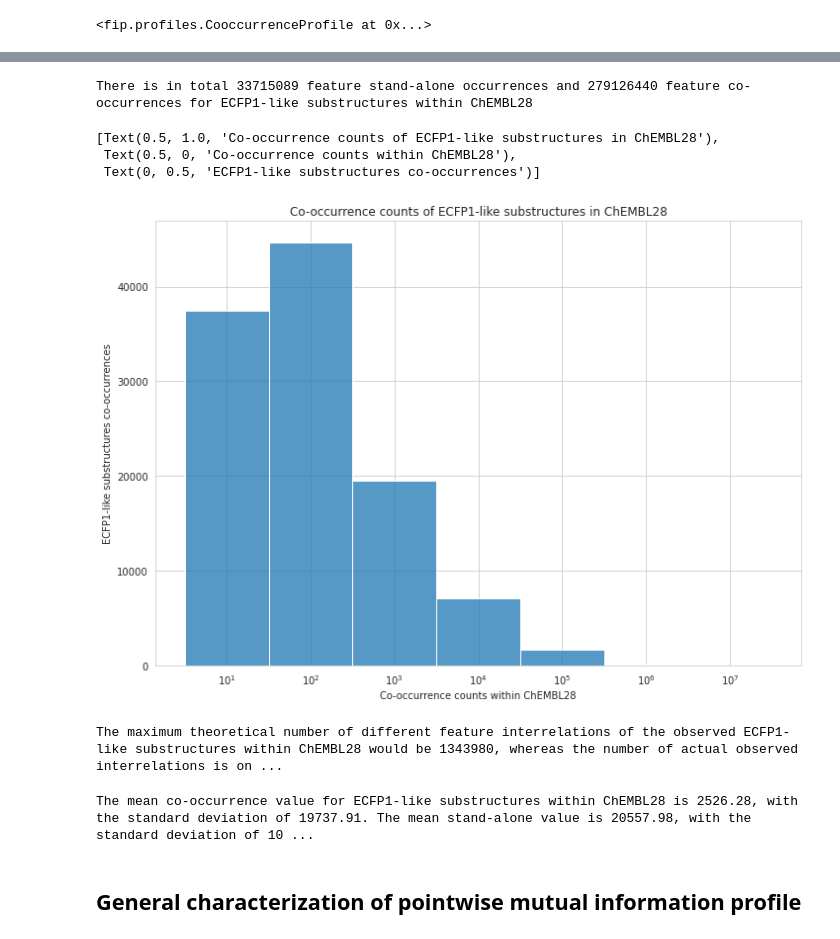
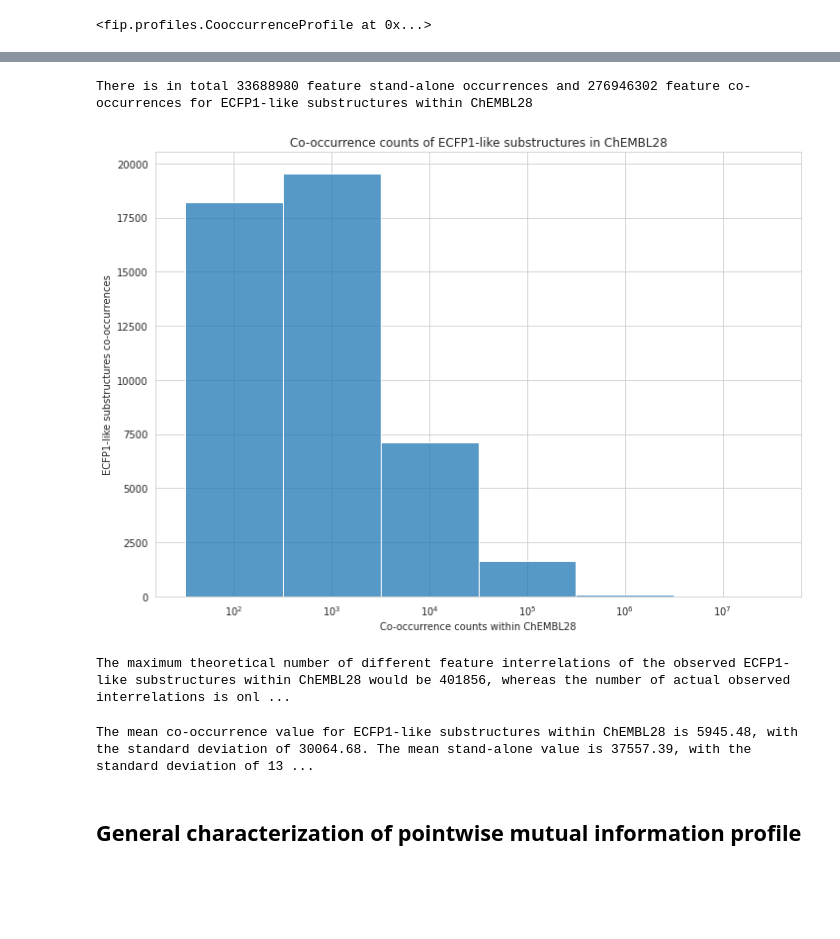
Before and after one commit to cmeloi/fip3, a Jupyter notebook: docs/cookbook/basic_interrelation_analysis.ipynb, the cells around one changed output, grey strips where cells are left out. Saved outputs shown, nothing was run; the diff lists cells and outputs as text; code cells hidden in the pictures; blank space fills up the shorter version.

```diff
--- a/docs/cookbook/basic_interrelation_analysis.ipynb
+++ b/docs/cookbook/basic_interrelation_analysis.ipynb
@@ -15,0 +11,24 @@ MINIMAL_COOCCURRENCE_CUTOFF = 10
+# %%
+DATASET_NAME = 'ChEMBL28'
+DATASET_LINK = '../../scratch/data/chembl_28/chembl_compounds_activities_features.csv'
+OUTPUT_FIGURE_PATH = '../../scratch/data/chembl_28/pix'
+
+FEATURES_NAME = 'ECFP1-like substructures'
+COOCCURRENCE_MX_LINK = '../../scratch/data/chembl_28/ec_fragments_r1_coomx.csv'
+COOCCURRENCE_MX_VECTOR_COUNT = 2066376
+
+MINIMAL_COOCCURRENCE_CUTOFF = 100  # How many co-occurrences are needed to start tracking the relation
+
+HYBRID_FEATURES_NAME = FEATURES_NAME + " and ChEMBL activities"
+HYBRID_COOCCURRENCE_MX_LINK = '../../scratch/data/chembl_28/ec_fragments_r1_activities_coomx.csv'
+HYBRID_COOCCURRENCE_MX_VECTOR_COUNT = COOCCURRENCE_MX_VECTOR_COUNT
+
+REFERENCE_DATASET_NAME = 'ZINC_DM'
+REFERENCE_DATASET_LINK = '../../scratch/data/zinc_dark_matter/zinc_dm_in_stock_features.csv'
+REFERENCE_COOCCURRENCE_MX_LINK = '../../scratch/data/zinc_dark_matter/zinc_dm_in_stock_ec_fragments_r1_coomx.csv'
+REFERENCE_COOCCURRENCE_MX_VECTOR_COUNT = 5063486
+
+# Derived from primary dataset, adjusted for size difference
+REFERENCE_MINIMAL_COOCCURRENCE_CUTOFF = int(MINIMAL_COOCCURRENCE_CUTOFF *
+                                            (REFERENCE_COOCCURRENCE_MX_VECTOR_COUNT /
+                                             COOCCURRENCE_MX_VECTOR_COUNT))
@@ -95,26 +115,26 @@ Name: value, Length: 110489, dtype: int64
 print(f"There is in total {self_relations_values.sum()} feature stand-alone occurrences and \
 {cooccurrence_values.sum()} feature co-occurrences for {FEATURES_NAME} within {DATASET_NAME}")
 # %% [output]
-There is in total 33715089 feature stand-alone occurrences and 279126440 feature co-occurrences for ECFP1-like substructures within ChEMBL28
+There is in total 33688980 feature stand-alone occurrences and 276946302 feature co-occurrences for ECFP1-like substructures within ChEMBL28
 # %%
+title = f"Co-occurrence counts of {FEATURES_NAME} in {DATASET_NAME}"
 a4_dims = (11.7, 8.27)
 sns.set_style("whitegrid")
 fig, ax = plt.subplots(figsize=a4_dims)
 sns.histplot(cooccurrence_values, log_scale=True, discrete=True)
-ax.set(title=f"Co-occurrence counts of {FEATURES_NAME} in {DATASET_NAME}",
-        xlabel=f"Co-occurrence counts within {DATASET_NAME}", ylabel=f"{FEATURES_NAME} co-occurrences")
+ax.set(title=title, xlabel=f"Co-occurrence counts within {DATASET_NAME}",
+       ylabel=f"{FEATURES_NAME} co-occurrences")
+plt.savefig(f"{OUTPUT_FIGURE_PATH}/{title}.svg", format="svg")
+#plt.close()
 # %% [output]
-[Text(0.5, 1.0, 'Co-occurrence counts of ECFP1-like substructures in ChEMBL28'),
- Text(0.5, 0, 'Co-occurrence counts within ChEMBL28'),
- Text(0, 0.5, 'ECFP1-like substructures co-occurrences')]
-[figure, old version]
+[figure, new version]
 # %%
 print(f"The maximum theoretical number of different feature interrelations of the observed {FEATURES_NAME} \
 within {DATASET_NAME} would be {int(p.num_max_interrelations())}, whereas the number of actual observed \
 interrelations is only {p.num_raw_interrelations()}. Therefore, the interrelation matrix population ratio is \
 approx. {p.num_raw_interrelations() / p.num_max_interrelations():.4f}.")
 # %% [output]
-The maximum theoretical number of different feature interrelations of the observed ECFP1-like substructures within ChEMBL28 would be 1343980, whereas the number of actual observed interrelations is on ...
+The maximum theoretical number of different feature interrelations of the observed ECFP1-like substructures within ChEMBL28 would be 401856, whereas the number of actual observed interrelations is onl ...
 # %%
 print(f"The mean co-occurrence value for {FEATURES_NAME} within {DATASET_NAME} \
 is {p.mean_raw_interrelation_value():.2f}, \
@@ -122,7 +142,7 @@ with the standard deviation of {p.standard_raw_interrelation_deviation():.2f}. \
 The mean stand-alone value is {p.mean_self_relation_value():.2f}, \
 with the standard deviation of {p.standard_self_relation_deviation():.2f}.")
 # %% [output]
-The mean co-occurrence value for ECFP1-like substructures within ChEMBL28 is 2526.28, with the standard deviation of 19737.91. The mean stand-alone value is 20557.98, with the standard deviation of 10 ...
+The mean co-occurrence value for ECFP1-like substructures within ChEMBL28 is 5945.48, with the standard deviation of 30064.68. The mean stand-alone value is 37557.39, with the standard deviation of 13 ...
 # %% [markdown]
 ## General characterization of pointwise mutual information profile
 # %%
```
Also changed, not shown: parts of 43 cells of this notebook, 1 other file.
